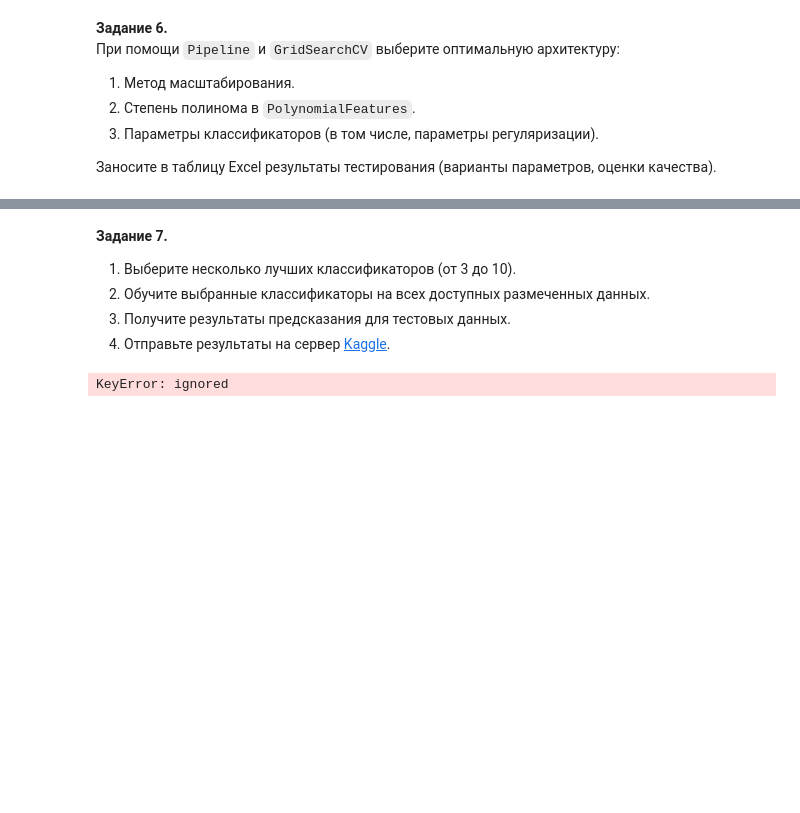
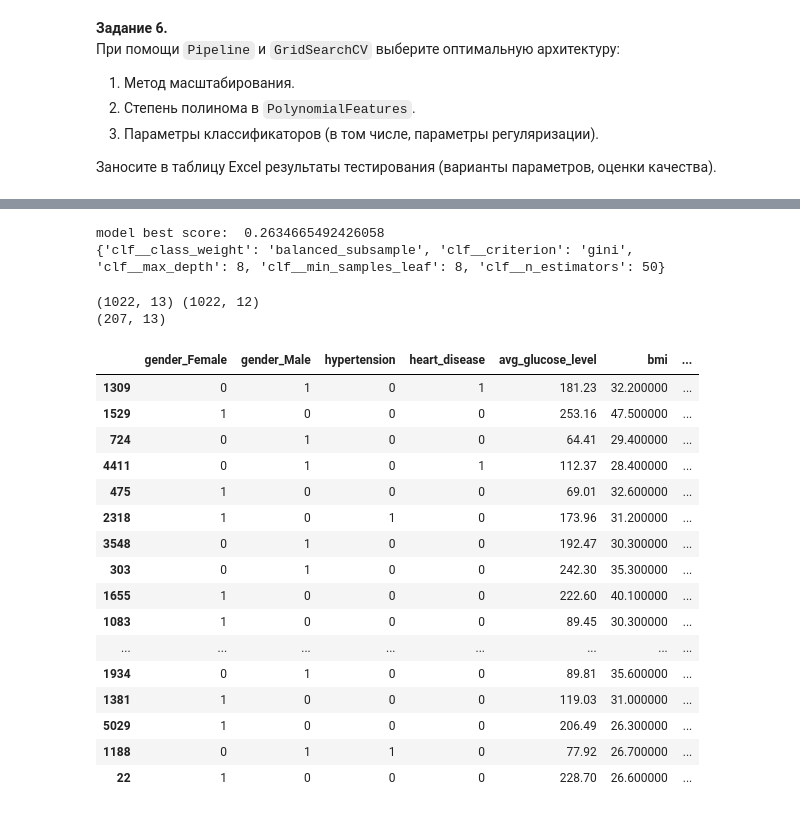
Before and after one commit to Loinen/ml_labs, a Jupyter notebook: ml_stroke_prediction.ipynb, the cells around one changed output, grey strips where cells are left out. Drawn from its saved outputs; the diff is of its cells as text; code cells hidden in the pictures; blank space fills up the shorter version.

```diff
--- a/ml_stroke_prediction.ipynb
+++ b/ml_stroke_prediction.ipynb
@@ -376,5 +368,0 @@ print(random_forest.score(x_test, y_test))
-# %%
-# AdaBoost (AdaBoost)
-ada = AdaBoostClassifier(random_state=42)
-ada.fit(x_train, y_train)
-print(ada.score(x_test, y_test))
@@ -453,35 +432,53 @@ NameError: ignored
-# %% [markdown]
-__Задание 7.__
-1. Выберите несколько лучших классификаторов (от 3 до 10).
-1. Обучите выбранные классификаторы на всех доступных размеченных данных.
-1. Получите результаты предсказания для тестовых данных.
-1. Отправьте результаты на сервер [Kaggle](https://ru.wikipedia.org/wiki/Титаник).
 # %%
-y = train['stroke']
-df = train.copy()
-df = df.drop(['Survived'], axis=1)
-test2 = pd.read_csv("test.csv")
-test_ids = test2["PassengerId"]
-
 # RandomForestClassifier()
-rfc = {"poly__degree": range(1,4,1),"clf__criterion":["gini", "entropy"], "clf__class_weight":["balanced", "balanced_subsample"],
-           "clf__max_depth": range(2,5,1), "clf__min_samples_leaf": [1,2,3], "clf__n_estimators":range(50,150,50)}
-pipe = Pipeline(steps=[     ('scaler', StandardScaler()), #MinMaxScaler() StandardScaler()
+rfc = {"clf__criterion":["gini", "entropy"], "clf__class_weight":["balanced", "balanced_subsample"],
+           "clf__max_depth": range(6,12,2), "clf__min_samples_leaf": range(5,9,1), "clf__n_estimators":[50,100]}
+pipe = Pipeline(steps=[     ('scaler', MinMaxScaler()), #MinMaxScaler() StandardScaler()
                             ('poly', PolynomialFeatures()),
                             ('clf', RandomForestClassifier())
                       ])
-grid_cv = model_selection.GridSearchCV(pipe, rfc, scoring='accuracy')
-grid_cv.fit(df, y)
+grid_cv = model_selection.GridSearchCV(pipe, rfc, scoring='f1')
+grid_cv.fit(x_train, y_train)
 print("model best score: ", grid_cv.best_score_)
 print(grid_cv.best_params_)
 model = grid_cv.best_estimator_
-
-test_predictions = model.predict(test)
-
-submission_df = {"PassengerId": test_ids,
-                 "Survived": test_predictions}
-
-submission = pd.DataFrame(submission_df)
-submission.to_csv('titanic_submission_rf.csv', index=False)
 # %% [output]
-KeyError: ignored
+model best score:  0.2634665492426058
+{'clf__class_weight': 'balanced_subsample', 'clf__criterion': 'gini', 'clf__max_depth': 8, 'clf__min_samples_leaf': 8, 'clf__n_estimators': 50}
+# %%
+y_pred = model.predict(x_test)
+# %%
+# посмотрим, какие случаи не предсказала угадала модель
+real = pd.concat([x_test, y_test], axis=1)
+pred = real.copy()
+pred["stroke2"] = y_pred
+print(pred.shape, real.shape)
+
+pred = pd.concat([real, pred.stroke2], axis=1)
+real = real[real.stroke == 1]
+pred = pred[pred.stroke2 == 1]
+print(pred.shape)
+# %% [output]
+(1022, 13) (1022, 12)
+(207, 13)
+# %%
+pd.options.display.max_rows = 210
+pred # 156
+# %% [output]
+|  | gender_Female | gender_Male | hypertension | heart_disease | avg_glucose_level | bmi | ... |
+| 1309 | 0 | 1 | 0 | 1 | 181.23 | 32.200000 | ... |
+| 1529 | 1 | 0 | 0 | 0 | 253.16 | 47.500000 | ... |
+| 724 | 0 | 1 | 0 | 0 | 64.41 | 29.400000 | ... |
+| 4411 | 0 | 1 | 0 | 1 | 112.37 | 28.400000 | ... |
+| 475 | 1 | 0 | 0 | 0 | 69.01 | 32.600000 | ... |
+| 2318 | 1 | 0 | 1 | 0 | 173.96 | 31.200000 | ... |
+| 3548 | 0 | 1 | 0 | 0 | 192.47 | 30.300000 | ... |
+| 303 | 0 | 1 | 0 | 0 | 242.30 | 35.300000 | ... |
+| 1655 | 1 | 0 | 0 | 0 | 222.60 | 40.100000 | ... |
+| 1083 | 1 | 0 | 0 | 0 | 89.45 | 30.300000 | ... |
+| ... | ... | ... | ... | ... | ... | ... | ... |
+| 1934 | 0 | 1 | 0 | 0 | 89.81 | 35.600000 | ... |
+| 1381 | 1 | 0 | 0 | 0 | 119.03 | 31.000000 | ... |
+| 5029 | 1 | 0 | 0 | 0 | 206.49 | 26.300000 | ... |
+| 1188 | 0 | 1 | 1 | 0 | 77.92 | 26.700000 | ... |
+| 22 | 1 | 0 | 0 | 0 | 228.70 | 26.600000 | ... |
```
Also changed, not shown: parts of 20 cells of this notebook.
